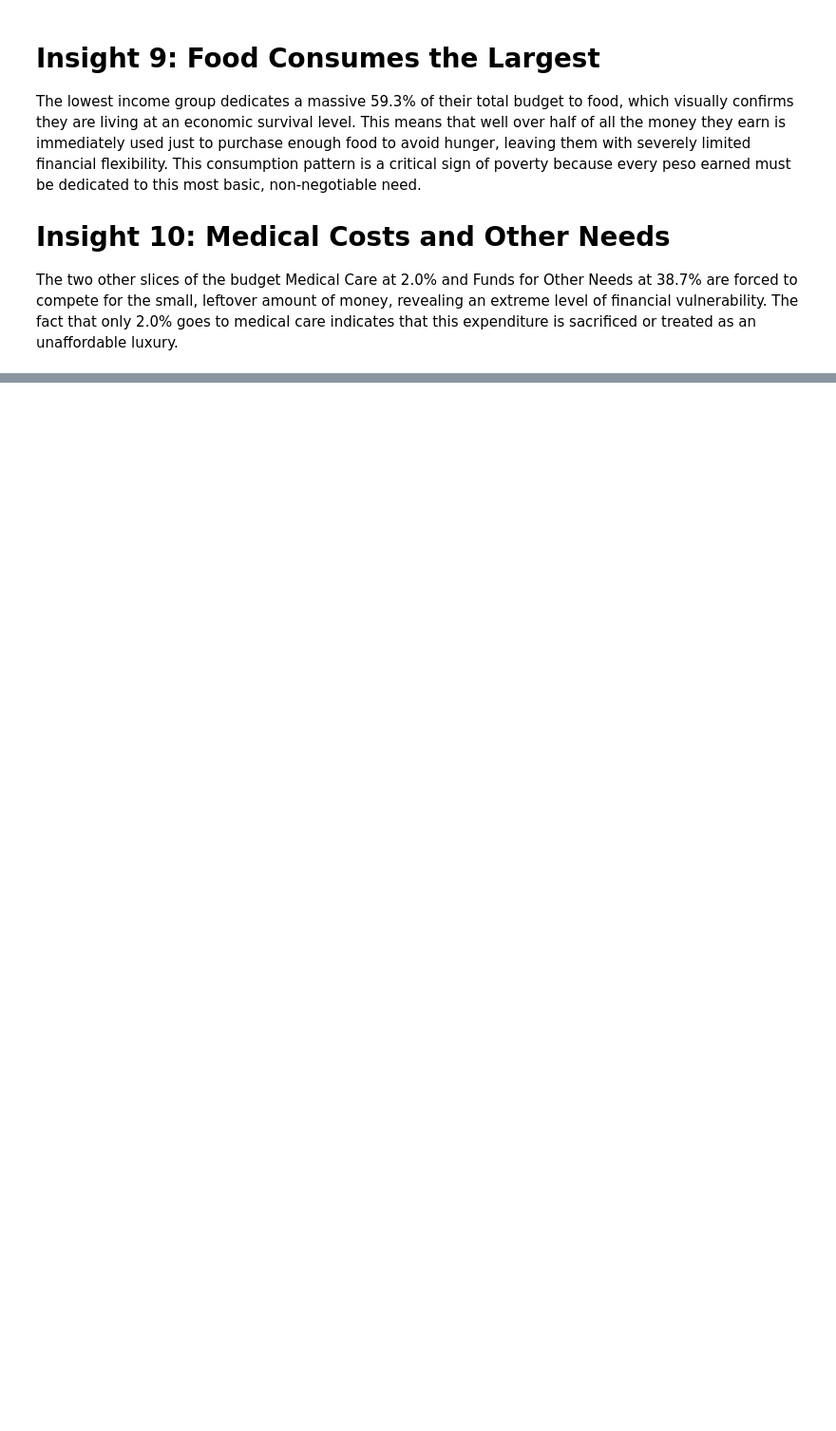
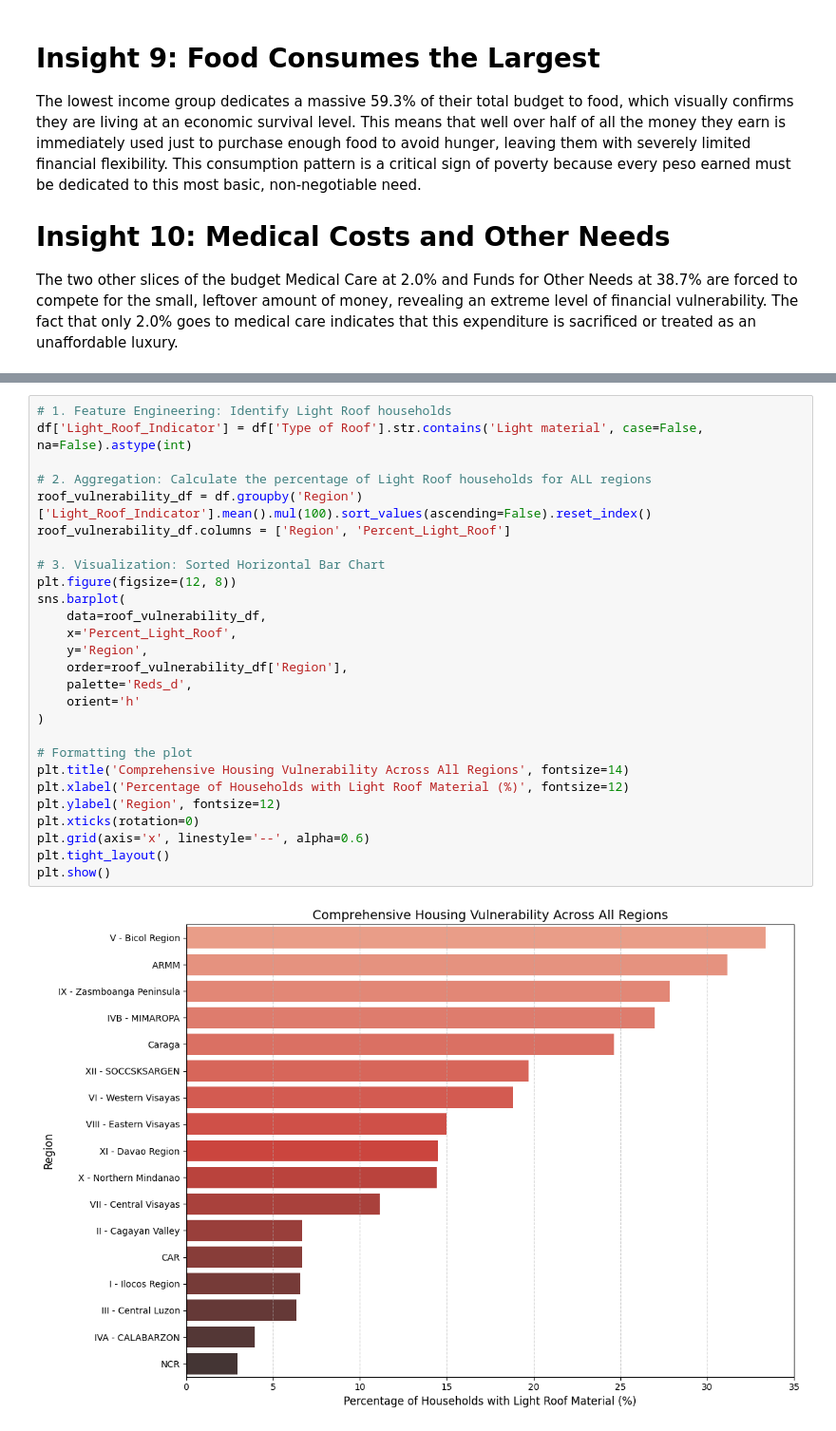
Before and after one commit to raiahyxs/Data-Analytics, a Jupyter notebook: ITELEC03/FINALS-ACTIVITIES/FINALS_PROJ.ipynb, the cells around one changed output, grey strips where cells are left out. Shown: that part at 95% size. Drawn from its saved outputs; the diff is of its cells as text; blank space fills up the shorter version.

```diff
--- a/ITELEC03/FINALS-ACTIVITIES/FINALS_PROJ.ipynb
+++ b/ITELEC03/FINALS-ACTIVITIES/FINALS_PROJ.ipynb
@@ -319,0 +376,29 @@ The two other slices of the budget Medical Care at 2.0% and Funds for Other Need
+# %%
+# 1. Feature Engineering: Identify Light Roof households
+df['Light_Roof_Indicator'] = df['Type of Roof'].str.contains('Light material', case=False, na=False).astype(int)
+
+# 2. Aggregation: Calculate the percentage of Light Roof households for ALL regions
+roof_vulnerability_df = df.groupby('Region')['Light_Roof_Indicator'].mean().mul(100).sort_values(ascending=False).reset_index()
+roof_vulnerability_df.columns = ['Region', 'Percent_Light_Roof']
+
+# 3. Visualization: Sorted Horizontal Bar Chart
+plt.figure(figsize=(12, 8))
+sns.barplot(
+    data=roof_vulnerability_df,
+    x='Percent_Light_Roof',
+    y='Region',
+    order=roof_vulnerability_df['Region'],
+    palette='Reds_d',
+    orient='h'
+)
+
+# Formatting the plot
+plt.title('Comprehensive Housing Vulnerability Across All Regions', fontsize=14)
+plt.xlabel('Percentage of Households with Light Roof Material (%)', fontsize=12)
+plt.ylabel('Region', fontsize=12)
+plt.xticks(rotation=0)
+plt.grid(axis='x', linestyle='--', alpha=0.6)
+plt.tight_layout()
+plt.show()
+# %% [output]
+[figure, added]
```
Also changed, not shown: parts of 4 cells of this notebook.
